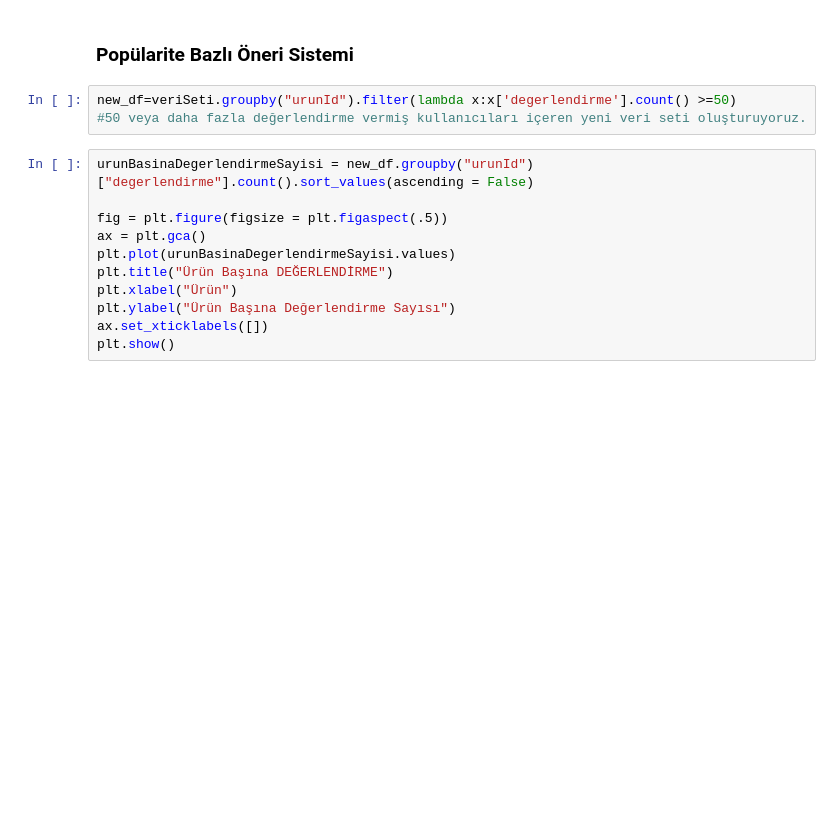
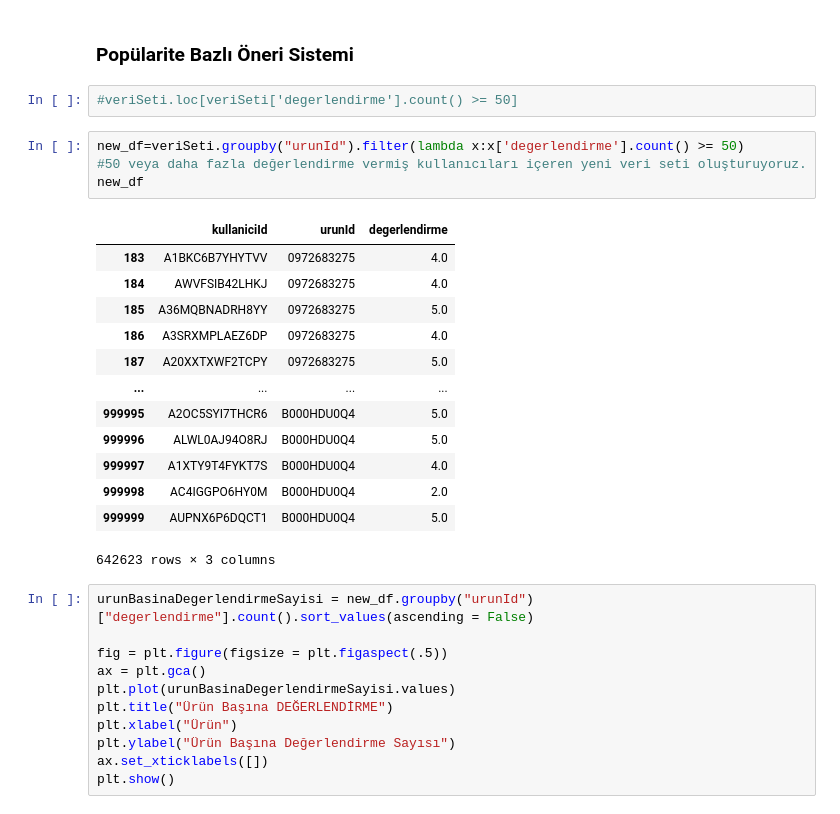
Before and after one commit to yunusemrekayaoglu/AmazonReviewsRecommenderSystems, a Jupyter notebook: amazonReviewsRecommenderSystem.ipynb, the cells around one changed output. Cells and saved outputs as stored; diff of their text form; blank space fills up the shorter version.

```diff
--- a/amazonReviewsRecommenderSystem.ipynb
+++ b/amazonReviewsRecommenderSystem.ipynb
@@ -205,9 +205,26 @@ print("\n Kullanıcı başına 50'den fazla değerlendirilmiş ürün sayısı:
  Kullanıcı başına 50'den fazla değerlendirilmiş ürün sayısı: 37
 # %% [markdown]
 ### Popülarite Bazlı Öneri Sistemi
+# %%
+#veriSeti.loc[veriSeti['degerlendirme'].count() >= 50]
 # %%
-new_df=veriSeti.groupby("urunId").filter(lambda x:x['degerlendirme'].count() >=50)
+new_df=veriSeti.groupby("urunId").filter(lambda x:x['degerlendirme'].count() >= 50)
 #50 veya daha fazla değerlendirme vermiş kullanıcıları içeren yeni veri seti oluşturuyoruz.
+new_df
+# %% [output]
+|  | kullaniciId | urunId | degerlendirme |
+| 183 | A1BKC6B7YHYTVV | 0972683275 | 4.0 |
+| 184 | AWVFSIB42LHKJ | 0972683275 | 4.0 |
+| 185 | A36MQBNADRH8YY | 0972683275 | 5.0 |
+| 186 | A3SRXMPLAEZ6DP | 0972683275 | 4.0 |
+| 187 | A20XXTXWF2TCPY | 0972683275 | 5.0 |
+| ... | ... | ... | ... |
+| 999995 | A2OC5SYI7THCR6 | B000HDU0Q4 | 5.0 |
+| 999996 | ALWL0AJ94O8RJ | B000HDU0Q4 | 5.0 |
+| 999997 | A1XTY9T4FYKT7S | B000HDU0Q4 | 4.0 |
+| 999998 | AC4IGGPO6HY0M | B000HDU0Q4 | 2.0 |
+| 999999 | AUPNX6P6DQCT1 | B000HDU0Q4 | 5.0 |
+642623 rows × 3 columns
 # %%
 urunBasinaDegerlendirmeSayisi = new_df.groupby("urunId")["degerlendirme"].count().sort_values(ascending = False)
 
```
Also changed, not shown: parts of 21 cells of this notebook.
